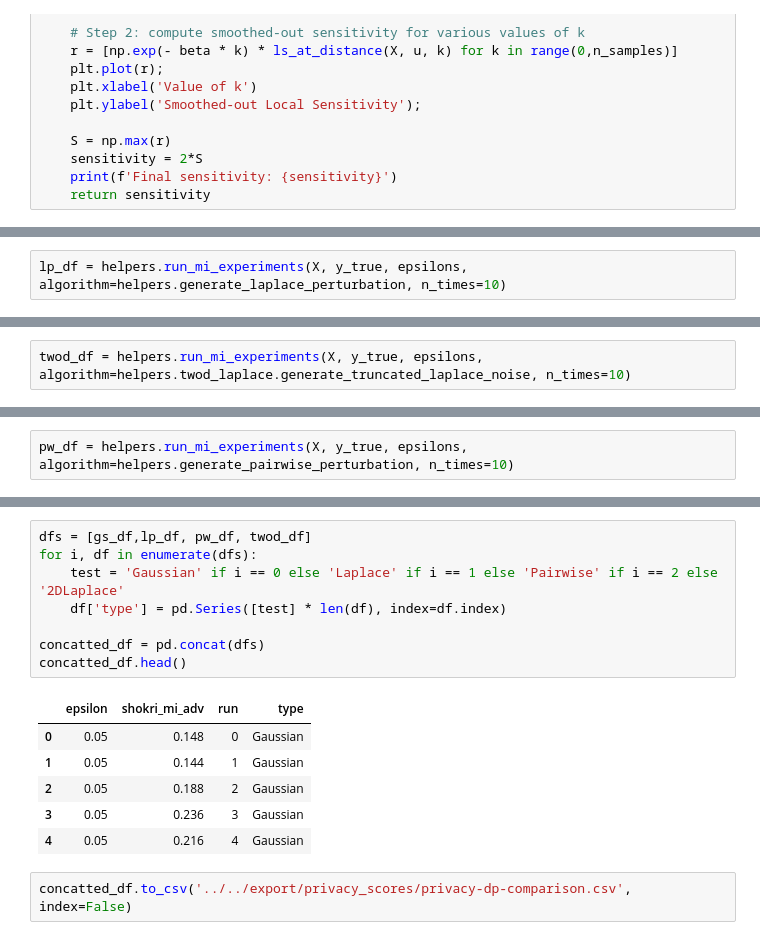
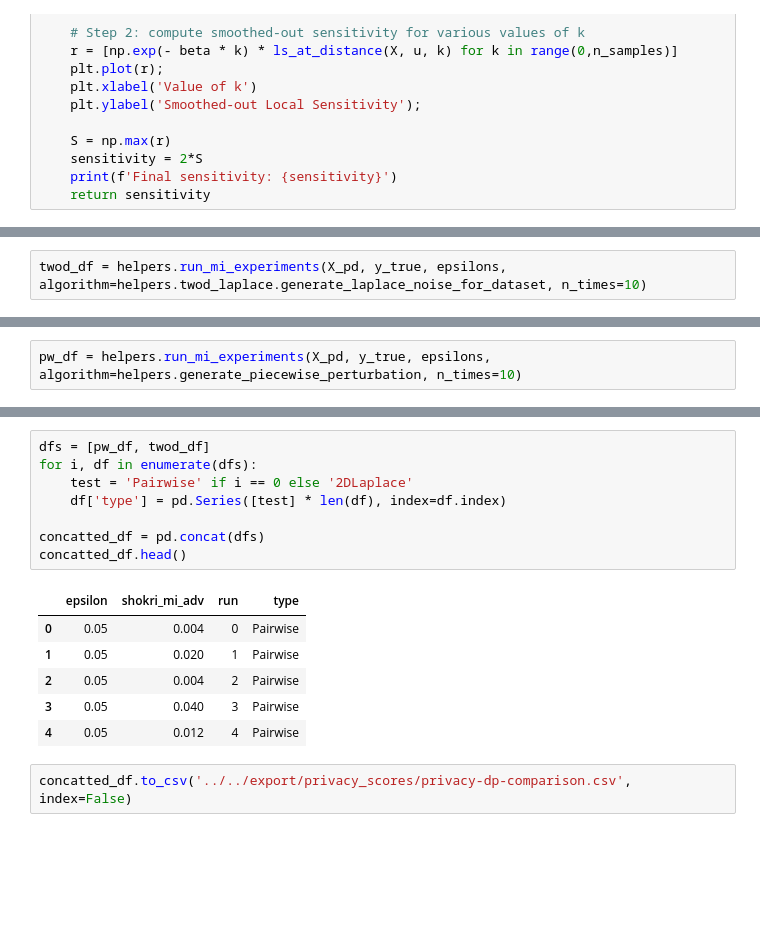
Before and after one commit to tjvanderende/privacy-preserved-clustering-with-nD-Laplace, a Jupyter notebook: RQ1/research/privacy/privacy-dp-comparison.ipynb, the cells around one changed output, grey strips where cells are left out. Drawn from its saved outputs; the diff is of its cells as text; blank space fills up the shorter version.

Commit message:
rerun experiments with proper scaling

```diff
--- a/RQ1/research/privacy/privacy-dp-comparison.ipynb
+++ b/RQ1/research/privacy/privacy-dp-comparison.ipynb
@@ -68,0 +49,2 @@ Final sensitivity: 0.009887039624031075
+# %%
+twod_df = helpers.run_mi_experiments(X_pd, y_true, epsilons, algorithm=helpers.twod_laplace.generate_laplace_noise_for_dataset, n_times=10)
@@ -69,3 +65,3 @@ Final sensitivity: 0.009887039624031075
 # %%
-lp_df = helpers.run_mi_experiments(X, y_true, epsilons, algorithm=helpers.generate_laplace_perturbation, n_times=10)
+pw_df = helpers.run_mi_experiments(X_pd, y_true, epsilons, algorithm=helpers.generate_piecewise_perturbation, n_times=10)
 # %% [output]
@@ -101,2 +80,0 @@ gs_df = helpers.run_mi_experiments(X, y_true, epsilons, algorithm=helpers.genera
-# %%
-twod_df = helpers.run_mi_experiments(X, y_true, epsilons, algorithm=helpers.twod_laplace.generate_truncated_laplace_noise, n_times=10)
@@ -117,2 +80,0 @@ twod_df = helpers.run_mi_experiments(X, y_true, epsilons, algorithm=helpers.twod
-# %%
-pw_df = helpers.run_mi_experiments(X, y_true, epsilons, algorithm=helpers.generate_pairwise_perturbation, n_times=10)
@@ -133,17 +81,17 @@ pw_df = helpers.run_mi_experiments(X, y_true, epsilons, algorithm=helpers.genera
 # %%
-dfs = [gs_df,lp_df, pw_df, twod_df]
+dfs = [pw_df, twod_df]
 for i, df in enumerate(dfs):
-    test = 'Gaussian' if i == 0 else 'Laplace' if i == 1 else 'Pairwise' if i == 2 else '2DLaplace'
+    test = 'Pairwise' if i == 0 else '2DLaplace'
     df['type'] = pd.Series([test] * len(df), index=df.index)
 
 concatted_df = pd.concat(dfs)
 concatted_df.head()
 # %% [output]
 |  | epsilon | shokri_mi_adv | run | type |
-| 0 | 0.05 | 0.148 | 0 | Gaussian |
-| 1 | 0.05 | 0.144 | 1 | Gaussian |
-| 2 | 0.05 | 0.188 | 2 | Gaussian |
-| 3 | 0.05 | 0.236 | 3 | Gaussian |
-| 4 | 0.05 | 0.216 | 4 | Gaussian |
+| 0 | 0.05 | 0.004 | 0 | Pairwise |
+| 1 | 0.05 | 0.020 | 1 | Pairwise |
+| 2 | 0.05 | 0.004 | 2 | Pairwise |
+| 3 | 0.05 | 0.040 | 3 | Pairwise |
+| 4 | 0.05 | 0.012 | 4 | Pairwise |
 # %%
 concatted_df.to_csv('../../export/privacy_scores/privacy-dp-comparison.csv', index=False)
```
Also changed, not shown: parts of 7 cells of this notebook, 57 other files.
